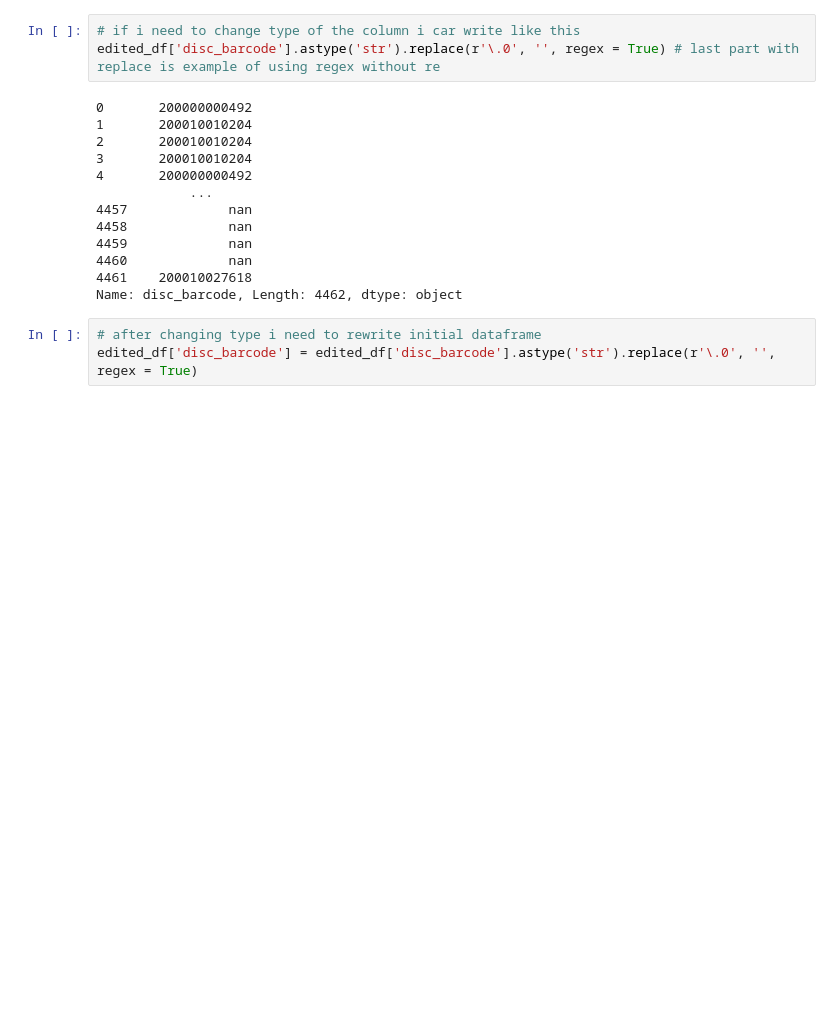
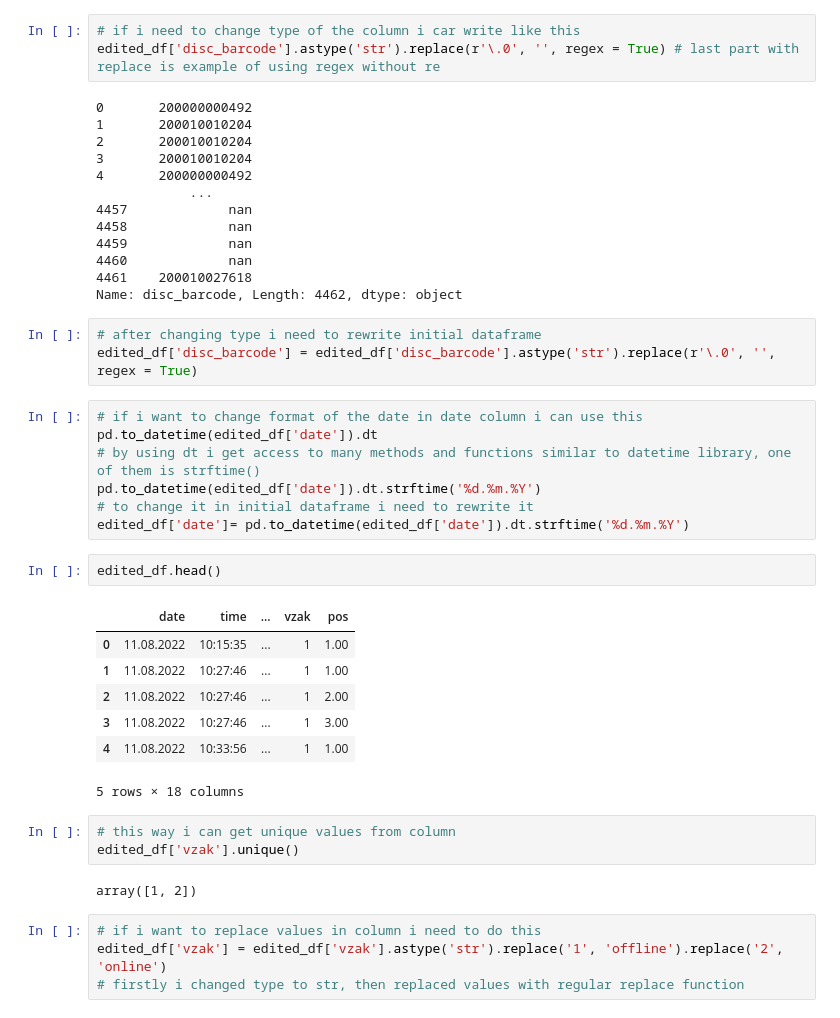
Before and after one commit to rodioniam/study_projects, a Jupyter notebook: pandas/working_with_data_file.ipynb, the cells around one changed output. Cells and saved outputs as stored; diff of their text form; blank space fills up the shorter version.

```diff
--- a/pandas/working_with_data_file.ipynb
+++ b/pandas/working_with_data_file.ipynb
@@ -148,3 +148,29 @@ Name: disc_barcode, Length: 4462, dtype: object
 # %%
 # after changing type i need to rewrite initial dataframe
 edited_df['disc_barcode'] = edited_df['disc_barcode'].astype('str').replace(r'\.0', '', regex = True)
+# %%
+# if i want to change format of the date in date column i can use this
+pd.to_datetime(edited_df['date']).dt
+# by using dt i get access to many methods and functions similar to datetime library, one of them is strftime()
+pd.to_datetime(edited_df['date']).dt.strftime('%d.%m.%Y')
+# to change it in initial dataframe i need to rewrite it
+edited_df['date']= pd.to_datetime(edited_df['date']).dt.strftime('%d.%m.%Y')
+# %%
+edited_df.head()
+# %% [output]
+|  | date | time | ... | vzak | pos |
+| 0 | 11.08.2022 | 10:15:35 | ... | 1 | 1.00 |
+| 1 | 11.08.2022 | 10:27:46 | ... | 1 | 1.00 |
+| 2 | 11.08.2022 | 10:27:46 | ... | 1 | 2.00 |
+| 3 | 11.08.2022 | 10:27:46 | ... | 1 | 3.00 |
+| 4 | 11.08.2022 | 10:33:56 | ... | 1 | 1.00 |
+5 rows × 18 columns
+# %%
+# this way i can get unique values from column
+edited_df['vzak'].unique()
+# %% [output]
+array([1, 2])
+# %%
+# if i want to replace values in column i need to do this
+edited_df['vzak'] = edited_df['vzak'].astype('str').replace('1', 'offline').replace('2', 'online')
+# firstly i changed type to str, then replaced values with regular replace function
```
Also changed, not shown: parts of 1 cell of this notebook.
